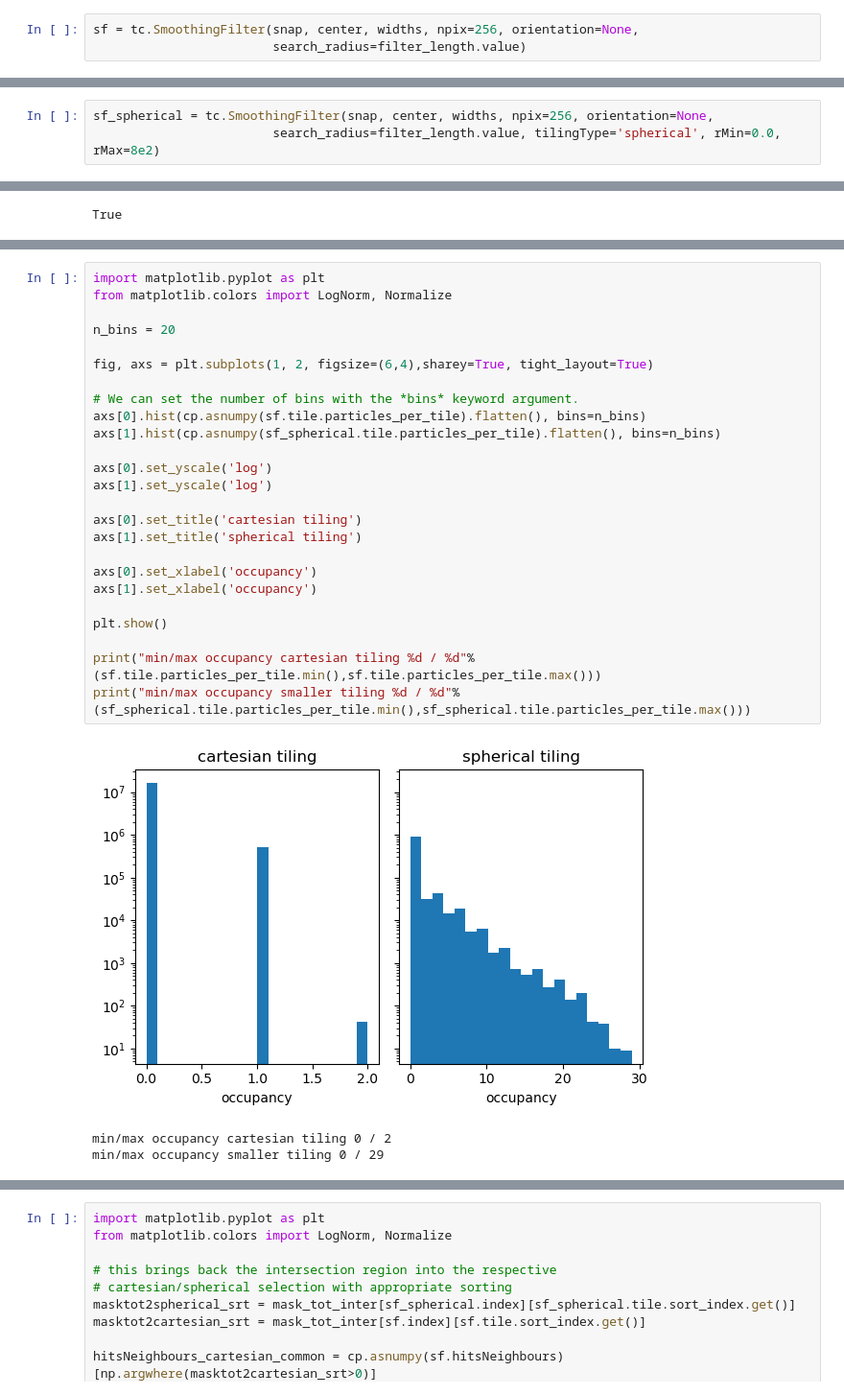
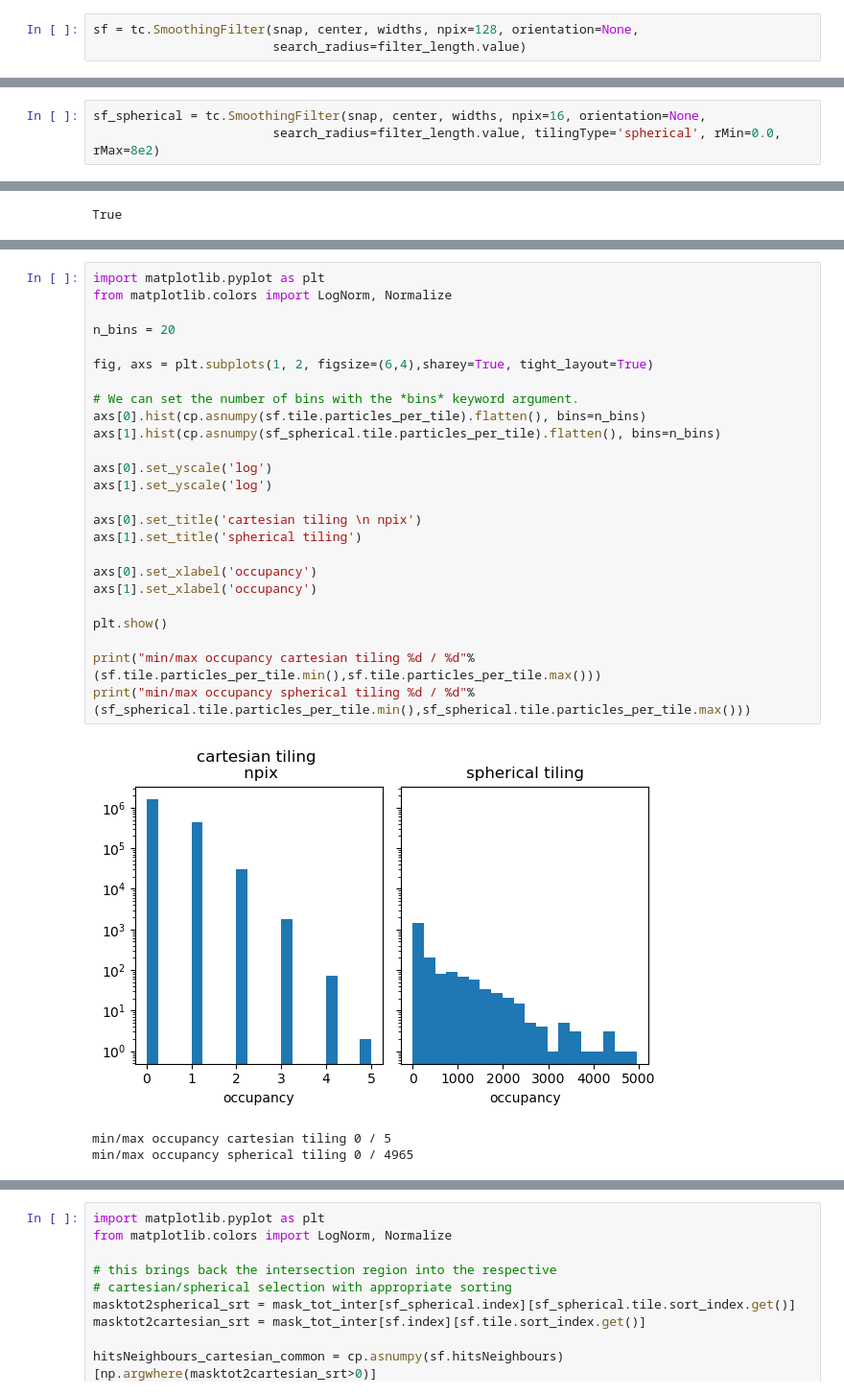
Before and after one commit to LorenzoLMP/turbocluster-public, a Jupyter notebook: examples/compare_smoothing_filters_spherical.ipynb, the cells around one changed output, grey strips where cells are left out. Shown: that part at 96% size. Drawn from its saved outputs; the diff is of its cells as text.

```diff
--- a/examples/compare_smoothing_filters_spherical.ipynb
+++ b/examples/compare_smoothing_filters_spherical.ipynb
@@ -21,6 +21,6 @@ filter_length = 2.0*snap['0_Diameters']
 Attempting to get derived variable: 0_Diameters...
         So we need the variable: 0_Volume...    [DONE]
 # %%
-sf = tc.SmoothingFilter(snap, center, widths, npix=256, orientation=None,
+sf = tc.SmoothingFilter(snap, center, widths, npix=128, orientation=None,
                         search_radius=filter_length.value)
 # %%
@@ -28,4 +28,4 @@ sf_small = tc.SmoothingFilter(snap, center, np.array([5e2, 5e2, 5e2], dtype=floa
                         search_radius=filter_length.value)
 # %%
-sf_spherical = tc.SmoothingFilter(snap, center, widths, npix=256, orientation=None,
+sf_spherical = tc.SmoothingFilter(snap, center, widths, npix=16, orientation=None,
                         search_radius=filter_length.value, tilingType='spherical', rMin=0.0, rMax=8e2)
@@ -76,29 +104,29 @@ True
 # %%
 import matplotlib.pyplot as plt
 from matplotlib.colors import LogNorm, Normalize
 
 n_bins = 20
 
 fig, axs = plt.subplots(1, 2, figsize=(6,4),sharey=True, tight_layout=True)
 
 # We can set the number of bins with the *bins* keyword argument.
 axs[0].hist(cp.asnumpy(sf.tile.particles_per_tile).flatten(), bins=n_bins)
 axs[1].hist(cp.asnumpy(sf_spherical.tile.particles_per_tile).flatten(), bins=n_bins)
 
 axs[0].set_yscale('log')
 axs[1].set_yscale('log')
 
-axs[0].set_title('cartesian tiling')
+axs[0].set_title('cartesian tiling \n npix')
 axs[1].set_title('spherical tiling')
 
 axs[0].set_xlabel('occupancy')
 axs[1].set_xlabel('occupancy')
 
 plt.show()
 
 print("min/max occupancy cartesian tiling %d / %d"%(sf.tile.particles_per_tile.min(),sf.tile.particles_per_tile.max()))
-print("min/max occupancy smaller tiling %d / %d"%(sf_spherical.tile.particles_per_tile.min(),sf_spherical.tile.particles_per_tile.max()))
+print("min/max occupancy spherical tiling %d / %d"%(sf_spherical.tile.particles_per_tile.min(),sf_spherical.tile.particles_per_tile.max()))
 # %% [output]
-[figure, old version]
+[figure, new version]
-min/max occupancy cartesian tiling 0 / 2
-min/max occupancy smaller tiling 0 / 29
+min/max occupancy cartesian tiling 0 / 5
+min/max occupancy spherical tiling 0 / 4965
```
Also changed, not shown: parts of 12 cells of this notebook, 3 other files.
